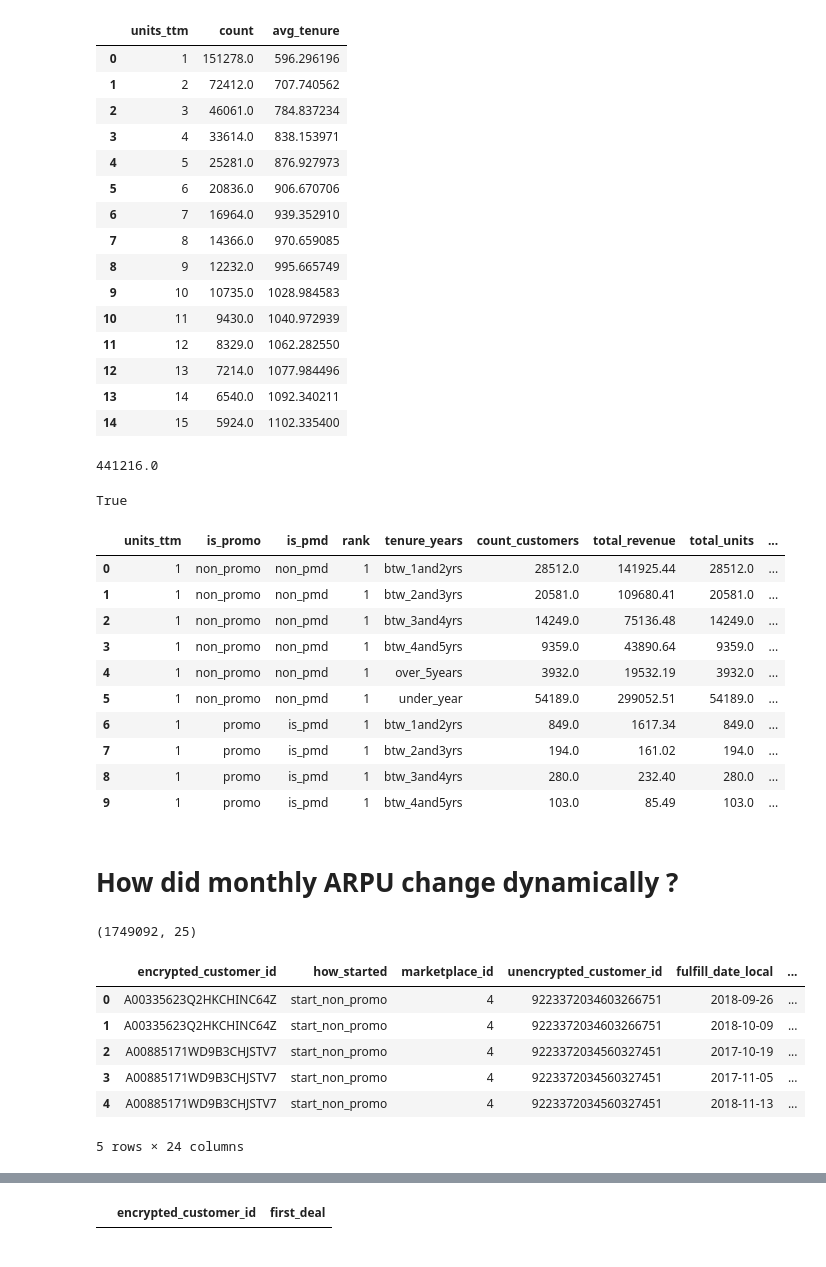
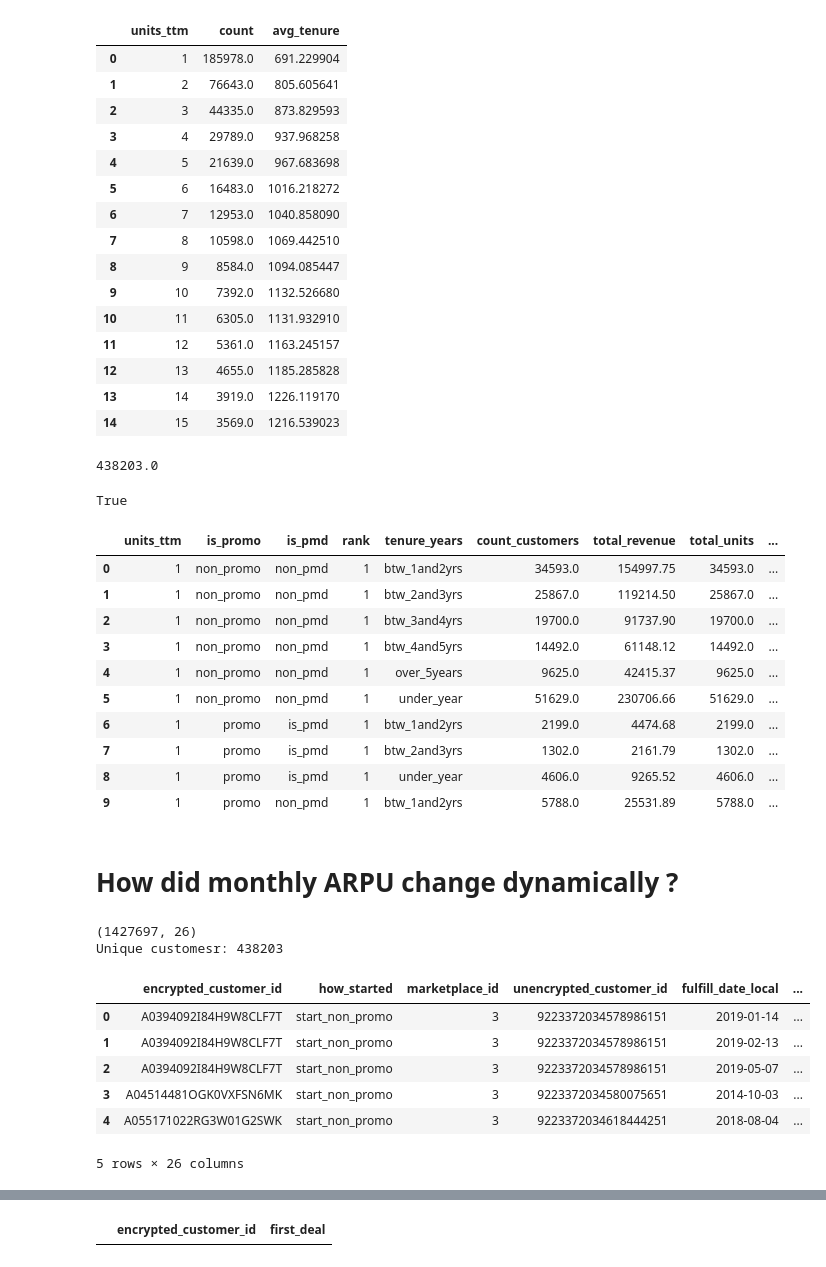
Before and after one commit to dfadeeff/AMZ_Projects, a Jupyter notebook: Early life stage TTM customers.ipynb, the cells around one changed output, grey strips where cells are left out. Saved outputs shown, nothing was run; the diff lists cells and outputs as text; code cells hidden in the pictures.

```diff
--- a/Early life stage TTM customers.ipynb
+++ b/Early life stage TTM customers.ipynb
@@ -5,7 +5,7 @@ import numpy as np
 import matplotlib.pyplot as plt
 %matplotlib inline
 # %%
-data = pd.read_csv("../Customer_Lifecycles_Markov_Chains/data/big_upto15Units_DE.txt", sep="\t", header=None)
+data = pd.read_csv("../Customer_Lifecycles_Markov_Chains/data/big_upto15Units_UK.txt", sep="\t", header=None)
 data.columns = ['marketplace_id','encrypted_customer_id','unencrypted_customer_id','fulfill_date_local',
                'fulfill_datetime_local','revenue','units','content_age',
                 'first_purchase','is_promo','is_pmd','content_type','units_ttm','rank','first_ever','is_active_ttm']
@@ -36,6 +36,10 @@ def make_dataset_adjustments(df):
     df['tenure_up_to_last_purchase_corrected'] = np.where(df['tenure_months_up_to_last_purchase'] < 1, 1, df['tenure_months_up_to_last_purchase'])
     df['arpu_monthly_dynamic'] = df['cumsum'] / (df['tenure_up_to_last_purchase_corrected'])
 
+    #Difference between purchases
+    df['tenure_diff'] = df.groupby('encrypted_customer_id')['tenure_up_to_last_purchase'].diff()
+
+    df = df.fillna(0)
 
     f = df.groupby(['encrypted_customer_id','is_pmd'])['fulfill_datetime_local'].min().reset_index()
     f['first_deal'] = 1
@@ -115,25 +119,25 @@ summary = data.groupby('units_ttm').apply(f).reset_index()
 summary
 # %% [output]
 |  | units_ttm | count | avg_tenure |
-| 0 | 1 | 151278.0 | 596.296196 |
-| 1 | 2 | 72412.0 | 707.740562 |
-| 2 | 3 | 46061.0 | 784.837234 |
-| 3 | 4 | 33614.0 | 838.153971 |
-| 4 | 5 | 25281.0 | 876.927973 |
-| 5 | 6 | 20836.0 | 906.670706 |
-| 6 | 7 | 16964.0 | 939.352910 |
-| 7 | 8 | 14366.0 | 970.659085 |
-| 8 | 9 | 12232.0 | 995.665749 |
-| 9 | 10 | 10735.0 | 1028.984583 |
-| 10 | 11 | 9430.0 | 1040.972939 |
-| 11 | 12 | 8329.0 | 1062.282550 |
-| 12 | 13 | 7214.0 | 1077.984496 |
-| 13 | 14 | 6540.0 | 1092.340211 |
-| 14 | 15 | 5924.0 | 1102.335400 |
+| 0 | 1 | 185978.0 | 691.229904 |
+| 1 | 2 | 76643.0 | 805.605641 |
+| 2 | 3 | 44335.0 | 873.829593 |
+| 3 | 4 | 29789.0 | 937.968258 |
+| 4 | 5 | 21639.0 | 967.683698 |
+| 5 | 6 | 16483.0 | 1016.218272 |
+| 6 | 7 | 12953.0 | 1040.858090 |
+| 7 | 8 | 10598.0 | 1069.442510 |
+| 8 | 9 | 8584.0 | 1094.085447 |
+| 9 | 10 | 7392.0 | 1132.526680 |
+| 10 | 11 | 6305.0 | 1131.932910 |
+| 11 | 12 | 5361.0 | 1163.245157 |
+| 12 | 13 | 4655.0 | 1185.285828 |
+| 13 | 14 | 3919.0 | 1226.119170 |
+| 14 | 15 | 3569.0 | 1216.539023 |
 # %%
 summary['count'].sum()
 # %% [output]
-441216.0
+438203.0
 # %%
 summary['count'].sum() == data['encrypted_customer_id'].nunique()
 # %% [output]
@@ -176,29 +180,31 @@ grouped = make_proper_dataset(data)
 grouped[0:10]
 # %% [output]
 |  | units_ttm | is_promo | is_pmd | rank | tenure_years | count_customers | total_revenue | total_units | ... |
-| 0 | 1 | non_promo | non_pmd | 1 | btw_1and2yrs | 28512.0 | 141925.44 | 28512.0 | ... |
-| 1 | 1 | non_promo | non_pmd | 1 | btw_2and3yrs | 20581.0 | 109680.41 | 20581.0 | ... |
-| 2 | 1 | non_promo | non_pmd | 1 | btw_3and4yrs | 14249.0 | 75136.48 | 14249.0 | ... |
-| 3 | 1 | non_promo | non_pmd | 1 | btw_4and5yrs | 9359.0 | 43890.64 | 9359.0 | ... |
-| 4 | 1 | non_promo | non_pmd | 1 | over_5years | 3932.0 | 19532.19 | 3932.0 | ... |
-| 5 | 1 | non_promo | non_pmd | 1 | under_year | 54189.0 | 299052.51 | 54189.0 | ... |
-| 6 | 1 | promo | is_pmd | 1 | btw_1and2yrs | 849.0 | 1617.34 | 849.0 | ... |
-| 7 | 1 | promo | is_pmd | 1 | btw_2and3yrs | 194.0 | 161.02 | 194.0 | ... |
-| 8 | 1 | promo | is_pmd | 1 | btw_3and4yrs | 280.0 | 232.40 | 280.0 | ... |
-| 9 | 1 | promo | is_pmd | 1 | btw_4and5yrs | 103.0 | 85.49 | 103.0 | ... |
+| 0 | 1 | non_promo | non_pmd | 1 | btw_1and2yrs | 34593.0 | 154997.75 | 34593.0 | ... |
+| 1 | 1 | non_promo | non_pmd | 1 | btw_2and3yrs | 25867.0 | 119214.50 | 25867.0 | ... |
+| 2 | 1 | non_promo | non_pmd | 1 | btw_3and4yrs | 19700.0 | 91737.90 | 19700.0 | ... |
+| 3 | 1 | non_promo | non_pmd | 1 | btw_4and5yrs | 14492.0 | 61148.12 | 14492.0 | ... |
+| 4 | 1 | non_promo | non_pmd | 1 | over_5years | 9625.0 | 42415.37 | 9625.0 | ... |
+| 5 | 1 | non_promo | non_pmd | 1 | under_year | 51629.0 | 230706.66 | 51629.0 | ... |
+| 6 | 1 | promo | is_pmd | 1 | btw_1and2yrs | 2199.0 | 4474.68 | 2199.0 | ... |
+| 7 | 1 | promo | is_pmd | 1 | btw_2and3yrs | 1302.0 | 2161.79 | 1302.0 | ... |
+| 8 | 1 | promo | is_pmd | 1 | under_year | 4606.0 | 9265.52 | 4606.0 | ... |
+| 9 | 1 | promo | non_pmd | 1 | btw_1and2yrs | 5788.0 | 25531.89 | 5788.0 | ... |
 # %%
 grouped.to_csv("f.csv")
 # %% [markdown]
 # How did monthly ARPU change dynamically ?
 # %%
 print(data.shape)
-data.iloc[0:5,0:24]
+print("Unique customesr:" , data['encrypted_customer_id'].nunique())
+data.iloc[0:5,0:27]
 # %% [output]
-(1749092, 25)
+(1427697, 26)
+Unique customesr: 438203
 |  | encrypted_customer_id | how_started | marketplace_id | unencrypted_customer_id | fulfill_date_local | ... |
-| 0 | A00335623Q2HKCHINC64Z | start_non_promo | 4 | 9223372034603266751 | 2018-09-26 | ... |
-| 1 | A00335623Q2HKCHINC64Z | start_non_promo | 4 | 9223372034603266751 | 2018-10-09 | ... |
-| 2 | A00885171WD9B3CHJSTV7 | start_non_promo | 4 | 9223372034560327451 | 2017-10-19 | ... |
-| 3 | A00885171WD9B3CHJSTV7 | start_non_promo | 4 | 9223372034560327451 | 2017-11-05 | ... |
-| 4 | A00885171WD9B3CHJSTV7 | start_non_promo | 4 | 9223372034560327451 | 2018-11-13 | ... |
+| 0 | A0394092I84H9W8CLF7T | start_non_promo | 3 | 9223372034578986151 | 2019-01-14 | ... |
+| 1 | A0394092I84H9W8CLF7T | start_non_promo | 3 | 9223372034578986151 | 2019-02-13 | ... |
+| 2 | A0394092I84H9W8CLF7T | start_non_promo | 3 | 9223372034578986151 | 2019-05-07 | ... |
+| 3 | A04514481OGK0VXFSN6MK | start_non_promo | 3 | 9223372034580075651 | 2014-10-03 | ... |
+| 4 | A055171022RG3W01G2SWK | start_non_promo | 3 | 9223372034618444251 | 2018-08-04 | ... |
-5 rows × 24 columns
+5 rows × 26 columns
```
Also changed, not shown: parts of 8 cells of this notebook.
